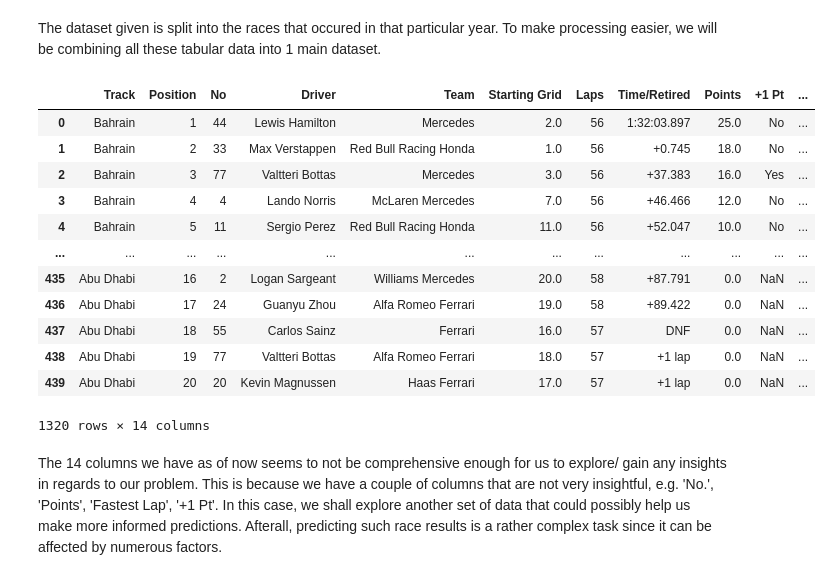
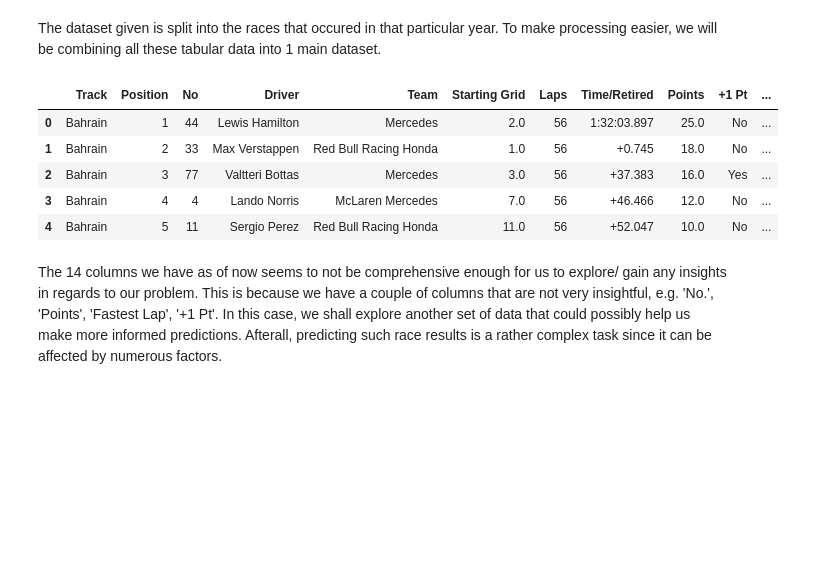
Before and after one commit to seahsongli/SC1015_Mini_Project, a Jupyter notebook: Formula1_Top3_Predictor.ipynb, the cells around one changed output. Cells and saved outputs as stored; diff of their text form; code cells hidden in the pictures; blank space fills up the shorter version.

```diff
--- a/Formula1_Top3_Predictor.ipynb
+++ b/Formula1_Top3_Predictor.ipynb
@@ -52,25 +53,18 @@ The dataset given is split into the races that occured in that particular year.
 # %%
 raceResults_df = pd.DataFrame()
 years = ['2021','2022','2023']
 for y in years:
     temp_df = pd.read_csv(f"./Race_Results/formula1_{y}season_raceResults.csv")
     temp_df['Year'] = y # we create a new column Year so that we can use it to extract relevant data of the track on that particular year
     raceResults_df = pd.concat([raceResults_df, temp_df])
-raceResults_df
+raceResults_df.head(5)
 # %% [output]
 |  | Track | Position | No | Driver | Team | Starting Grid | Laps | Time/Retired | Points | +1 Pt | ... |
 | 0 | Bahrain | 1 | 44 | Lewis Hamilton | Mercedes | 2.0 | 56 | 1:32:03.897 | 25.0 | No | ... |
 | 1 | Bahrain | 2 | 33 | Max Verstappen | Red Bull Racing Honda | 1.0 | 56 | +0.745 | 18.0 | No | ... |
 | 2 | Bahrain | 3 | 77 | Valtteri Bottas | Mercedes | 3.0 | 56 | +37.383 | 16.0 | Yes | ... |
 | 3 | Bahrain | 4 | 4 | Lando Norris | McLaren Mercedes | 7.0 | 56 | +46.466 | 12.0 | No | ... |
 | 4 | Bahrain | 5 | 11 | Sergio Perez | Red Bull Racing Honda | 11.0 | 56 | +52.047 | 10.0 | No | ... |
-| ... | ... | ... | ... | ... | ... | ... | ... | ... | ... | ... | ... |
-| 435 | Abu Dhabi | 16 | 2 | Logan Sargeant | Williams Mercedes | 20.0 | 58 | +87.791 | 0.0 | NaN | ... |
-| 436 | Abu Dhabi | 17 | 24 | Guanyu Zhou | Alfa Romeo Ferrari | 19.0 | 58 | +89.422 | 0.0 | NaN | ... |
-| 437 | Abu Dhabi | 18 | 55 | Carlos Sainz | Ferrari | 16.0 | 57 | DNF | 0.0 | NaN | ... |
-| 438 | Abu Dhabi | 19 | 77 | Valtteri Bottas | Alfa Romeo Ferrari | 18.0 | 57 | +1 lap | 0.0 | NaN | ... |
-| 439 | Abu Dhabi | 20 | 20 | Kevin Magnussen | Haas Ferrari | 17.0 | 57 | +1 lap | 0.0 | NaN | ... |
-1320 rows × 14 columns
 # %% [markdown]
 The 14 columns we have as of now seems to not be comprehensive enough for us to explore/ gain any insights in regards to our problem. This is because we have a couple of columns that are not very insightful, e.g. 'No.', 'Points', 'Fastest Lap', '+1 Pt'. In this case, we shall explore another set of data that could possibly help us make more informed predictions. Afterall, predicting such race results is a rather complex task since it can be affected by numerous factors.
 # %%
```
Also changed, not shown: parts of 34 cells of this notebook.
